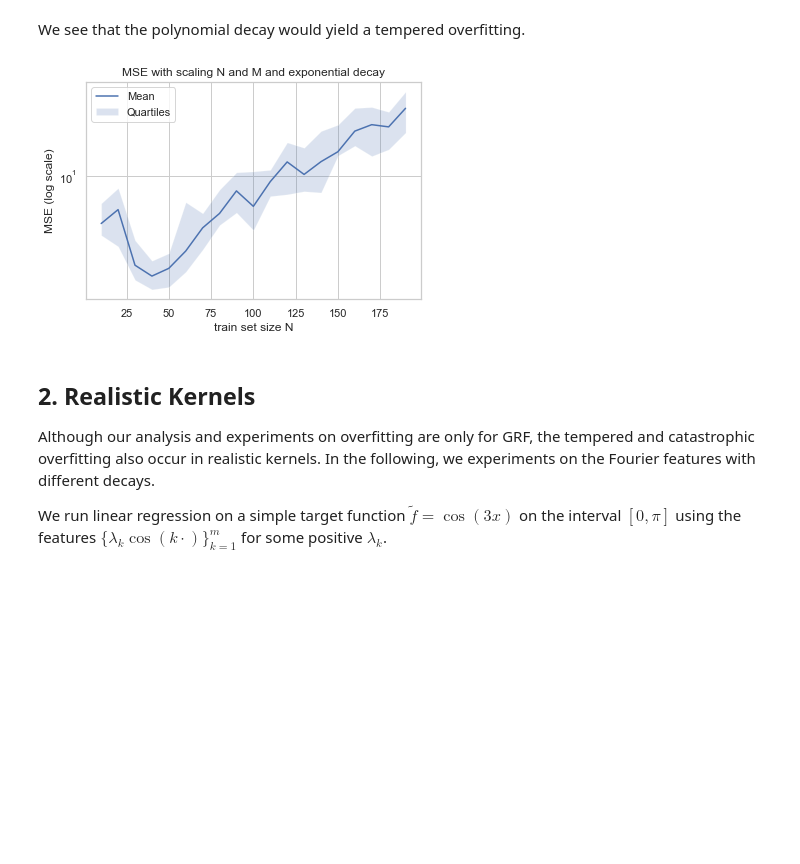
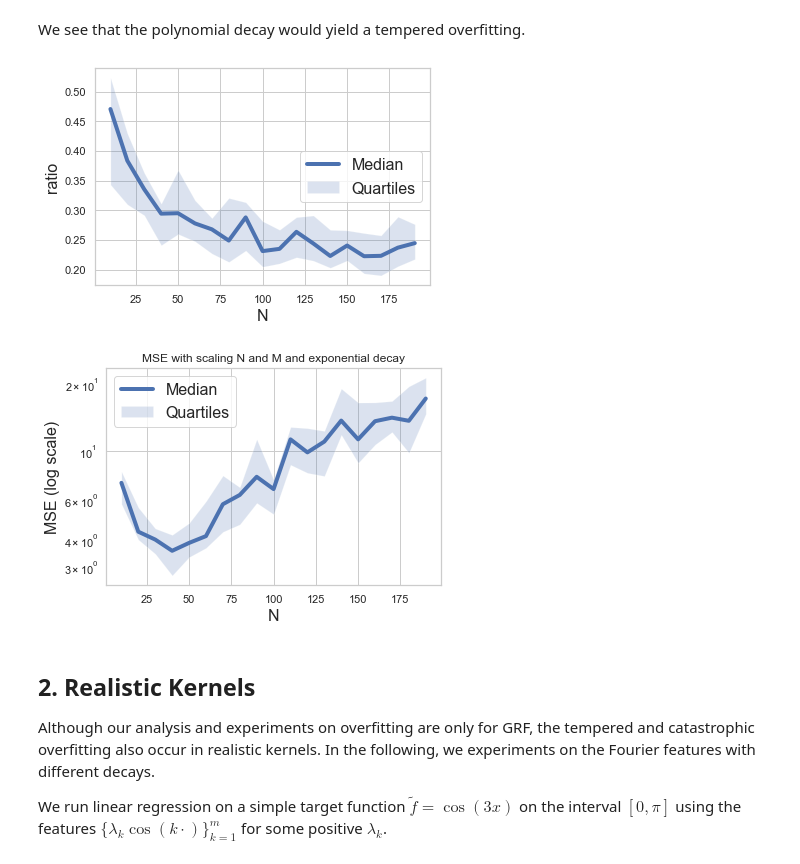
Before and after one commit to tscheng516/gaussian_RF, a Jupyter notebook: experiment.ipynb, the cells around one changed output. Cells and saved outputs as stored; diff of their text form; code cells hidden in the pictures; blank space fills up the shorter version.

```diff
--- a/experiment.ipynb
+++ b/experiment.ipynb
@@ -136,16 +165,25 @@ num_it = 20
 N_list = np.arange(10,200,10)
 theta = 10 # the overparameterization ratio
 mse_list=[]
-upper_quartile = []
-lower_quartile = []
+mse_upper_quartile = []
+mse_lower_quartile = []
+cond_list = []
+cond_upper_quartile = []
+cond_lower_quartile = []
 
 for N in N_list:
     M = N * theta
     true_coefficients = np.random.normal(0, 1, size=M) # determine a new random true coefficient for each N,M
-    X_test, y_test = generate_data(N=test_size, M=M, if_noise=False, noise_variance = noise_variance,true_coefficients = true_coefficients)
+    X_test, y_test = generate_data(N=test_size, M=M, if_noise=False, noise_variance = noise_variance, true_coefficients=true_coefficients)
     mse_it = []
+    cond_it = []
     for it in range(num_it):
-        X_train, y_train = generate_data(N=N, M=M, if_noise=True, noise_variance = noise_variance, true_coefficients = true_coefficients)
+        X_train, y_train = generate_data(N=N, M=M, if_noise=True, noise_variance = noise_variance,true_coefficients=true_coefficients)
+        # Compute condition number
+        covariance = X_train @ X_train.T
+        eigenvalues = np.linalg.eigvalsh (covariance)
+        condition_num = np.max(eigenvalues)/np.min(eigenvalues)
+        cond_it.append(condition_num)
         # Initialize and fit the linear regression model
         model = LinearRegression()
         model.fit(X_train, y_train)
@@ -155,23 +193,43 @@ for N in N_list:
         mse = mean_squared_error(y_test, y_pred)
         mse_it.append(mse)
     mse_list.append(np.percentile(mse_it, 50))
-    upper_quartile.append(np.percentile(mse_it, 75))
-    lower_quartile.append(np.percentile(mse_it, 25))
+    mse_upper_quartile.append(np.percentile(mse_it, 75))
+    mse_lower_quartile.append(np.percentile(mse_it, 25))
+    cond_list.append(np.percentile(cond_it, 50))
+    cond_upper_quartile.append(np.percentile(cond_it, 75))
+    cond_lower_quartile.append(np.percentile(cond_it, 25))
+# %%
+# plot the estimation of condition number
+cond_list_estimation = np.array([N * decay_factor**(N) for N in N_list])
+sns.set(style="whitegrid")
+sns.lineplot(x=N_list, y=np.array(cond_list)/cond_list_estimation, label= "Median", linewidth = 4)
+plt.fill_between(x=N_list, y1=np.array(cond_lower_quartile)/cond_list_estimation, y2=np.array(cond_upper_quartile)/cond_list_estimation, alpha=0.2, label='Quartiles')
+#plt.title("ratio between empirical condition number and its asymtpotic estimate")
+plt.xlabel("N", fontsize = 16)
+#plt.yscale("log")
+plt.ylabel("ratio", fontsize = 16)
+plt.legend(loc = 'center right', fontsize = 16)
+# Show the plot
+plt.savefig('cond_num_exp.pdf', bbox_inches="tight")
+plt.show()
+# %% [output]
+[figure, added]
 # %%
+# plot learning curve
 sns.set(style="whitegrid")
 
-sns.lineplot(x=N_list, y=mse_list, label= "Mean")
-plt.fill_between(x=N_list, y1=lower_quartile, y2=upper_quartile, alpha=0.2, label='Quartiles')
+sns.lineplot(x=N_list, y=mse_list, label= "Median", linewidth = 4)
+plt.fill_between(x=N_list, y1=mse_lower_quartile, y2=mse_upper_quartile, alpha=0.2, label='Quartiles')
 plt.title("MSE with scaling N and M and exponential decay")
-plt.xlabel("train set size N")
+plt.xlabel("N", fontsize = 16)
 plt.yscale("log")
-plt.ylabel("MSE (log scale)")
-plt.legend()
+plt.ylabel("MSE (log scale)", fontsize = 16)
+plt.legend(fontsize = 16)
 # Show the plot
 plt.savefig('learning_curve_exp.pdf', bbox_inches="tight")
 plt.show()
 # %% [output]
-[figure, old version]
+[figure, new version]
 # %% [markdown]
 ## 2. Realistic Kernels
 
```
Also changed, not shown: parts of 8 cells of this notebook, 10 other files.
